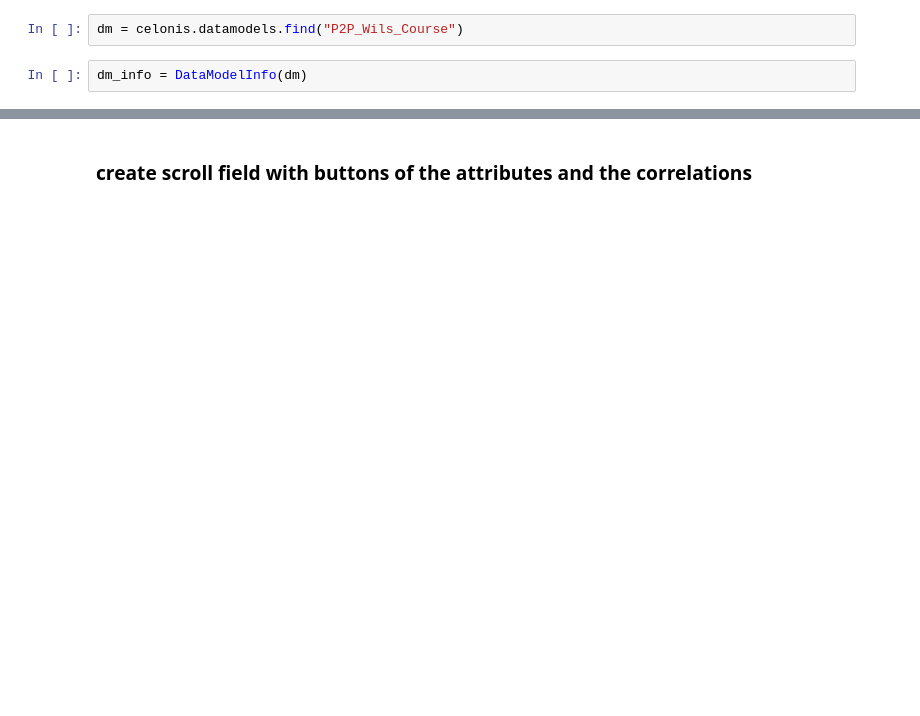
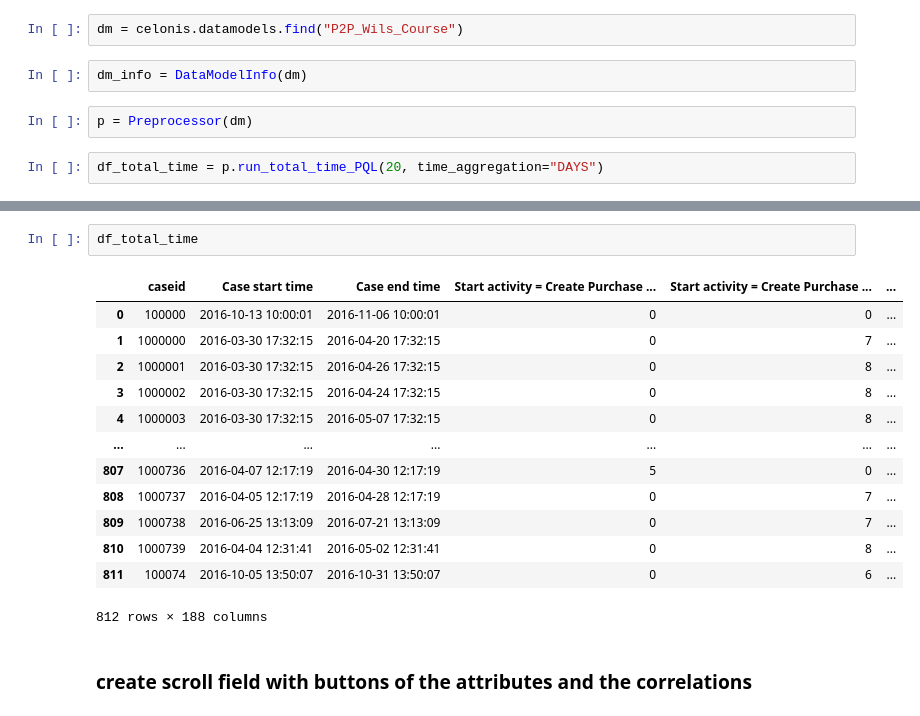
Before and after one commit to Schichael/thesis_one_click_ml, a Jupyter notebook: screen_statistical_analysis.ipynb, the cells around one changed output, grey strips where cells are left out. Saved outputs shown, nothing was run; the diff lists cells and outputs as text; blank space fills up the shorter version.

```diff
--- a/screen_statistical_analysis.ipynb
+++ b/screen_statistical_analysis.ipynb
@@ -44,3 +47,7 @@ celonis = get_celonis(key_type=KeyType.APP_KEY)
 dm = celonis.datamodels.find("P2P_Wils_Course")
 # %%
 dm_info = DataModelInfo(dm)
+# %%
+p = Preprocessor(dm)
+# %%
+df_total_time = p.run_total_time_PQL(20, time_aggregation="DAYS")
@@ -47,2 +72,18 @@ dm_info = DataModelInfo(dm)
+# %%
+df_total_time
+# %% [output]
+|  | caseid | Case start time | Case end time | Start activity = Create Purchase ... | Start activity = Create Purchase ... | ... |
+| 0 | 100000 | 2016-10-13 10:00:01 | 2016-11-06 10:00:01 | 0 | 0 | ... |
+| 1 | 1000000 | 2016-03-30 17:32:15 | 2016-04-20 17:32:15 | 0 | 7 | ... |
+| 2 | 1000001 | 2016-03-30 17:32:15 | 2016-04-26 17:32:15 | 0 | 8 | ... |
+| 3 | 1000002 | 2016-03-30 17:32:15 | 2016-04-24 17:32:15 | 0 | 8 | ... |
+| 4 | 1000003 | 2016-03-30 17:32:15 | 2016-05-07 17:32:15 | 0 | 8 | ... |
+| ... | ... | ... | ... | ... | ... | ... |
+| 807 | 1000736 | 2016-04-07 12:17:19 | 2016-04-30 12:17:19 | 5 | 0 | ... |
+| 808 | 1000737 | 2016-04-05 12:17:19 | 2016-04-28 12:17:19 | 0 | 7 | ... |
+| 809 | 1000738 | 2016-06-25 13:13:09 | 2016-07-21 13:13:09 | 0 | 7 | ... |
+| 810 | 1000739 | 2016-04-04 12:31:41 | 2016-05-02 12:31:41 | 0 | 8 | ... |
+| 811 | 100074 | 2016-10-05 13:50:07 | 2016-10-31 13:50:07 | 0 | 6 | ... |
+812 rows × 188 columns
 # %% [markdown]
 ### create scroll field with buttons of the attributes and the correlations
```
Also changed, not shown: parts of 23 cells of this notebook, 2 other files.
